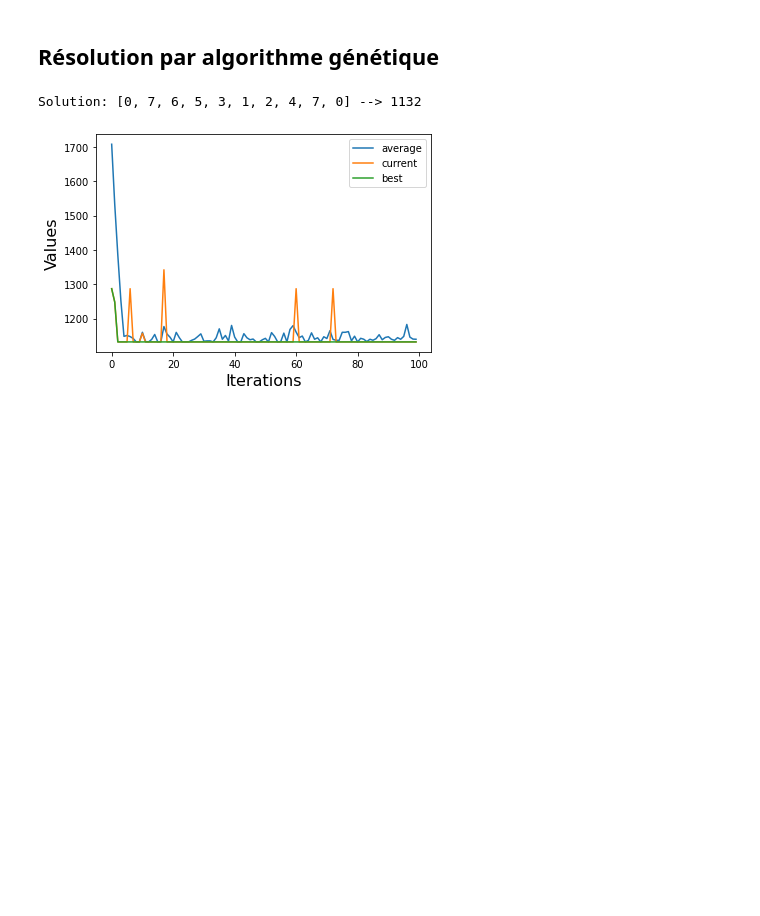
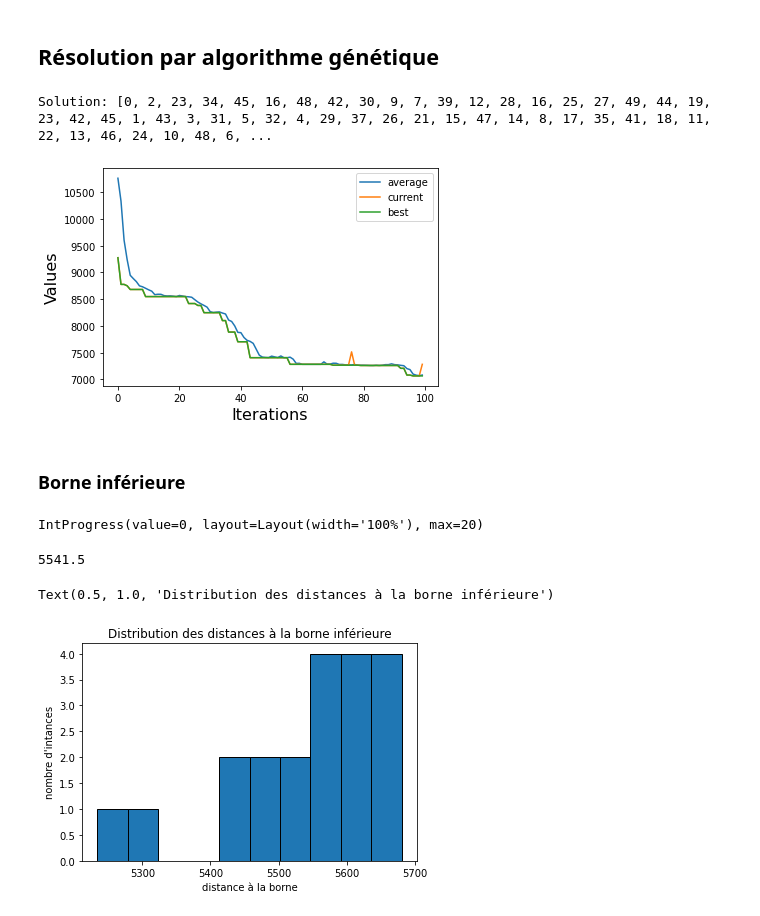
Before and after one commit to firebiscote/AlgoL1, a Jupyter notebook: Livrable.ipynb, the cells around one changed output. Cells and saved outputs as stored; diff of their text form; code cells hidden in the pictures; blank space fills up the shorter version.

Commit message:
test stat

```diff
--- a/Livrable.ipynb
+++ b/Livrable.ipynb
@@ -185,17 +185,17 @@ def get_trafficless_graph(size):
         for y in range(x + 1, size):
             trafficless_graph[x][y] = get_trafficless_path()
             trafficless_graph[y][x] = trafficless_graph[x][y]
-    return size, len(collect_nodes) - 1, trafficless_graph
+    return size, len(collect_nodes), trafficless_graph
 
 def get_collect_nodes(size):
     nb_nodes = round(size / 8) + 2
-    return random.choices(range(1, size), k = nb_nodes)
+    return random.sample(range(1, size), nb_nodes)
 
 def get_trafficless_path():
     length = random.randint(MIN_ROAD_LENGHT, MAX_ROAD_LENGHT)
     time = round(2 * length / 3)
     return [length, time]
 
-test_instance = instance(8, 8, time(8, 0), TRUCK_GAS_CAPACITY, TRUCK_GAS_CAPACITY, 5)
+test_instance = instance(50, 50, time(8, 0), TRUCK_GAS_CAPACITY, TRUCK_GAS_CAPACITY, 5)
 test_instance.print_graph()
 # %% [output]
@@ -566,5 +572,50 @@ res = plt.plot(range(iter_count), best_values)
 res = plt.plot(range(iter_count), global_best_values)
 res = plt.legend(["average", "current", "best"])
 # %% [output]
-Solution: [0, 7, 6, 5, 3, 1, 2, 4, 7, 0] --> 1132
+Solution: [0, 2, 23, 34, 45, 16, 48, 42, 30, 9, 7, 39, 12, 28, 16, 25, 27, 49, 44, 19, 23, 42, 45, 1, 43, 3, 31, 5, 32, 4, 29, 37, 26, 21, 15, 47, 14, 8, 17, 35, 41, 18, 11, 22, 13, 46, 24, 10, 48, 6, ...
-[figure, old version]
+[figure, new version]
+# %% [markdown]
+### Borne inférieure
+# %%
+def lower_bound(instance):
+    return (((2*400/3)+(2*50/3))/2)*1.1*(len(instance.graph)+ sum([1 for i in range(1, len(instance.graph)) if instance.graph[i][i]])-1)
+# %%
+from ipywidgets import IntProgress
+from IPython.display import display
+
+random.seed(a=3)
+bornes = deque(())
+
+iter_max     = 200 #SOLUTION
+taille_tabou = 100 #SOLUTION
+
+# paramètres du test
+nb_tests = 20
+
+# on affiche la barre de progression
+bar = IntProgress(min=0, max=nb_tests, layout={"width" : "100%"})
+display(bar)
+
+for _ in range(nb_tests):
+    borne = lower_bound(test_instance)
+    sol, currents, best_currents = climbing_tabou(test_instance, tabou_size, iter_max)
+    val = get_solution_value(test_instance, tuple(sol)).get_minutes()
+    distance = borne-val
+    bornes.append(distance)
+    bar.value += 1
+
+# on cache la barre de progression
+bar.close()
+
+print(sum(bornes) / len(bornes))
+# %% [output]
+IntProgress(value=0, layout=Layout(width='100%'), max=20)
+5541.5
+# %%
+plt.hist(bornes, edgecolor = "black")
+plt.xlabel("distance à la borne")
+plt.ylabel("nombre d'intances")
+plt.title("Distribution des distances à la borne inférieure")
+# %% [output]
+Text(0.5, 1.0, 'Distribution des distances à la borne inférieure')
+[figure, added]
```
Also changed, not shown: parts of 11 cells of this notebook.
